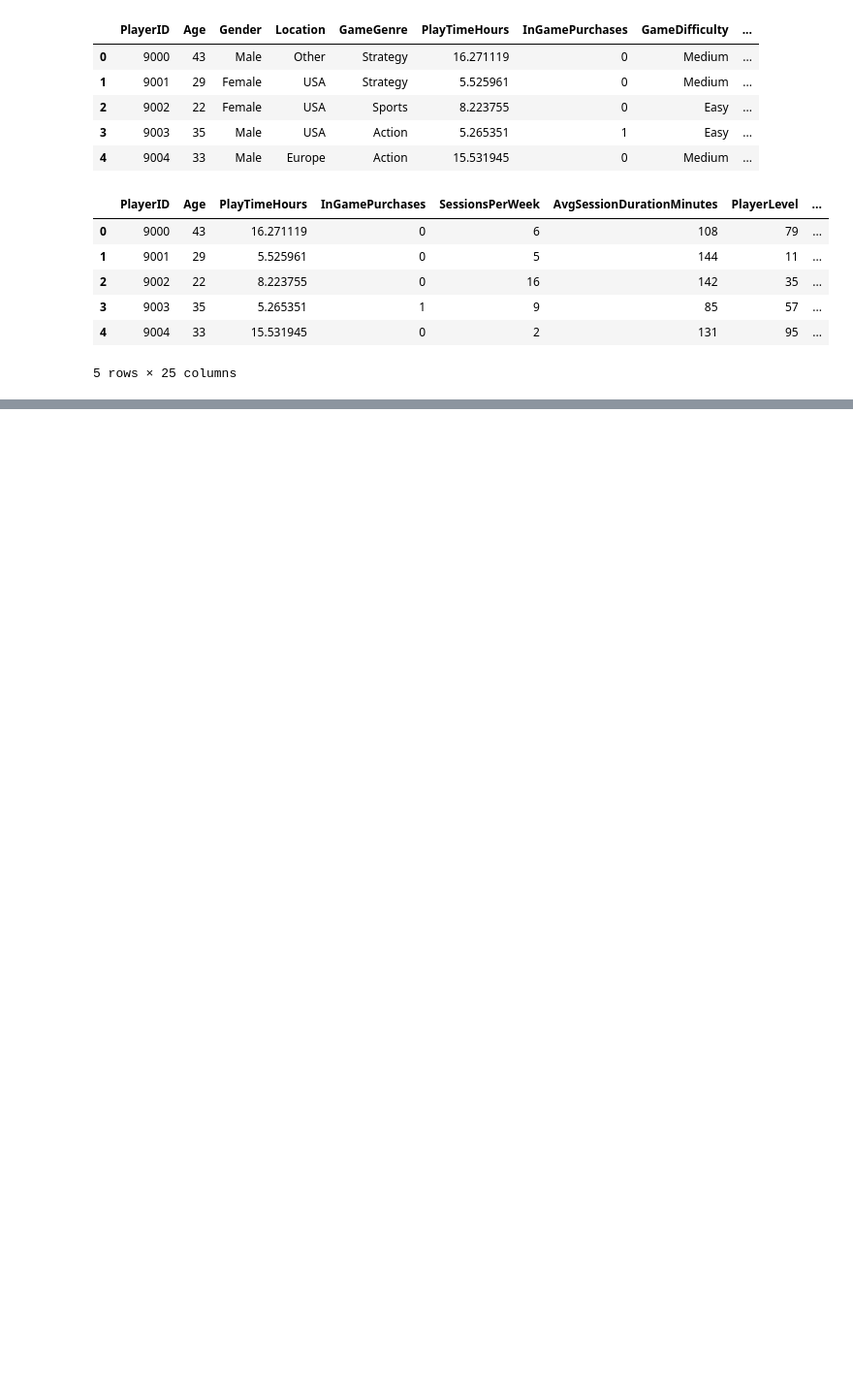
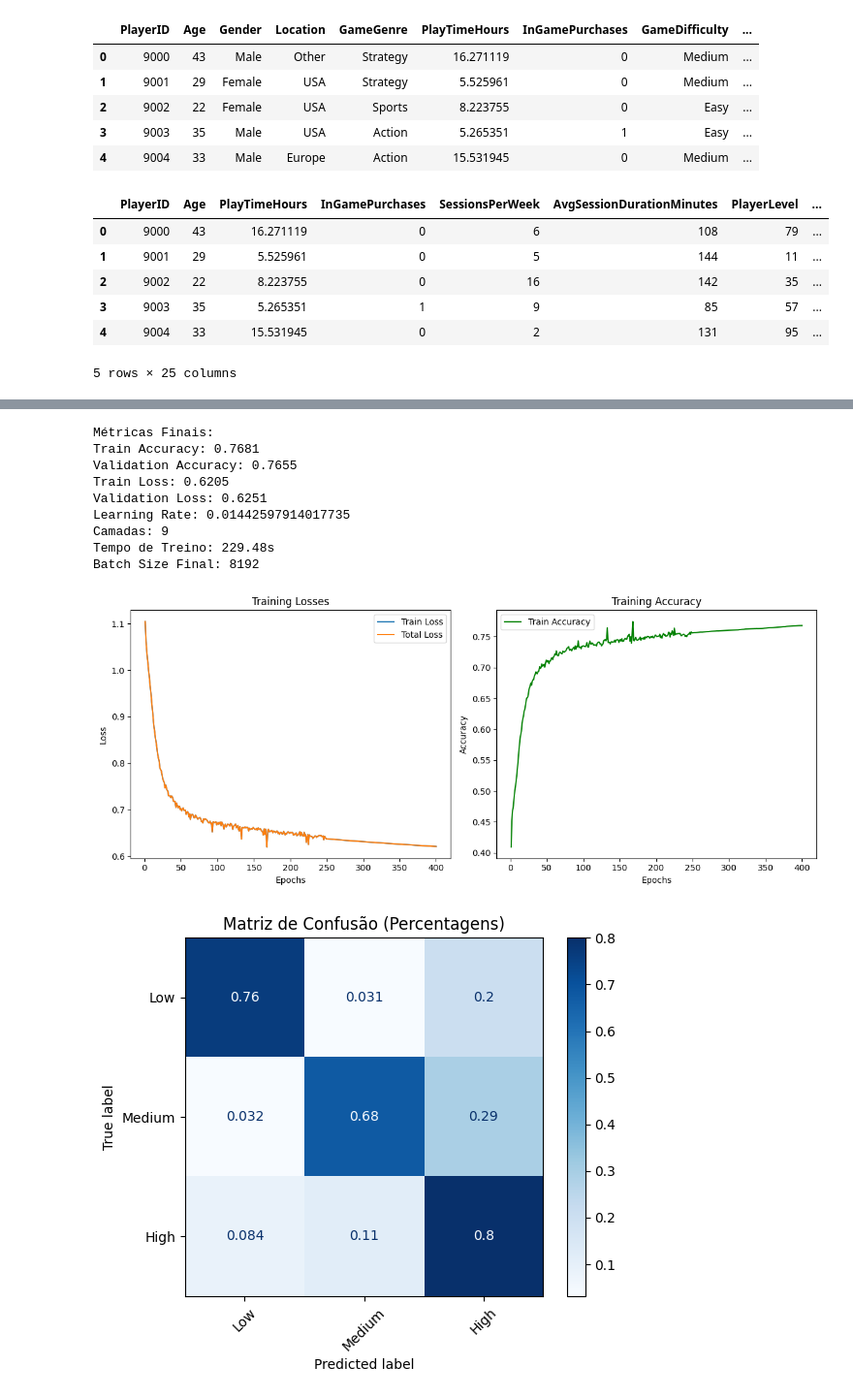
Before and after one commit to medalha01/ML-Projects, a Jupyter notebook: notebooks/multiclass_classification_model.ipynb, the cells around one changed output, grey strips where cells are left out. Shown at 97% size. Drawn from its saved outputs; the diff is of its cells as text; code cells hidden in the pictures; blank space fills up the shorter version.

Commit message:
Refactor Base Model to Include: Incremental Batches, Train & Validation, Early Stopping and Decremental Learning Rate

```diff
--- a/notebooks/multiclass_classification_model.ipynb
+++ b/notebooks/multiclass_classification_model.ipynb
@@ -115,24 +136,3 @@ optimizer = GradientDescent(learning_rate=0.01)
 
 # Criar o modelo
 model = NeuralNetwork(layers=layers, loss=loss, optimizer=optimizer)
-# %%
-import time
-start_time = time.time()
-
-# Treinar a rede neural
-epochs = 1600
-for epoch in range(epochs):
-    y_pred = model.forward(X_train)
-    loss_value = loss.calculate(y_train, y_pred)
-    model.backward(y_train, y_pred)
-    model.update()
-
-    # Exibir métricas a cada 50 épocas
-    if (epoch + 1) % 50 == 0:
-        predictions = y_pred.argmax(axis=1)
-        y_true = y_train.argmax(axis=1)
-        acc = accuracy_score(y_true, predictions)
-        print(f"Epoch {epoch + 1}, Loss: {loss_value:.4f}, Accuracy: {acc:.4f}")
-
-elapsed_time = time.time() - start_time
-print(f"\nLearning Rate: {optimizer.learning_rate} \nCamadas: {len(model.layers)} \nElapsed Time: {elapsed_time:.2f}s")
@@ -157,3 +267,37 @@ Elapsed Time: 83.42s
+# %%
+# Relatórios finais
+print(f"\nMétricas Finais:")
+print(f"Train Accuracy: {epoch_accuracy:.4f}")
+print(f"Validation Accuracy: {val_accuracy:.4f}")
+print(f"Train Loss: {epoch_loss:.4f}")
+print(f"Validation Loss: {val_loss:.4f}")
+print(f"Learning Rate: {optimizer.learning_rate}")
+print(f"Camadas: {len(model.layers)}")
+print(f"Tempo de Treino: {elapsed_time:.2f}s")
+print(f"Batch Size Final: {batch_size}")
+
+# Plot loss and accuracy graph
+plot_loss_and_accuracy_curve(loss_history, total_loss_history, accuracy_history)
+
+# Calcular as previsões no conjunto de teste
+y_test_pred = model.forward(X_test).argmax(axis=1)  # Previsões do modelo
+y_test_true = y_test.argmax(axis=1)                # Classes verdadeiras
+
+# Exibir a matriz de confusão
+labels = ["Low", "Medium", "High"]  # Ajustar conforme suas classes
+plot_confusion_matrix(y_test_true, y_test_pred, labels=labels)
+# %% [output]
+Métricas Finais:
+Train Accuracy: 0.7681
+Validation Accuracy: 0.7655
+Train Loss: 0.6205
+Validation Loss: 0.6251
+Learning Rate: 0.01442597914017735
+Camadas: 9
+Tempo de Treino: 229.48s
+Batch Size Final: 8192
+[figure, added]
+[figure, added]
 # %%
 # Fazer previsões no conjunto de teste
 y_pred_test = model.forward(X_test)
```
Also changed, not shown: parts of 7 cells of this notebook.
